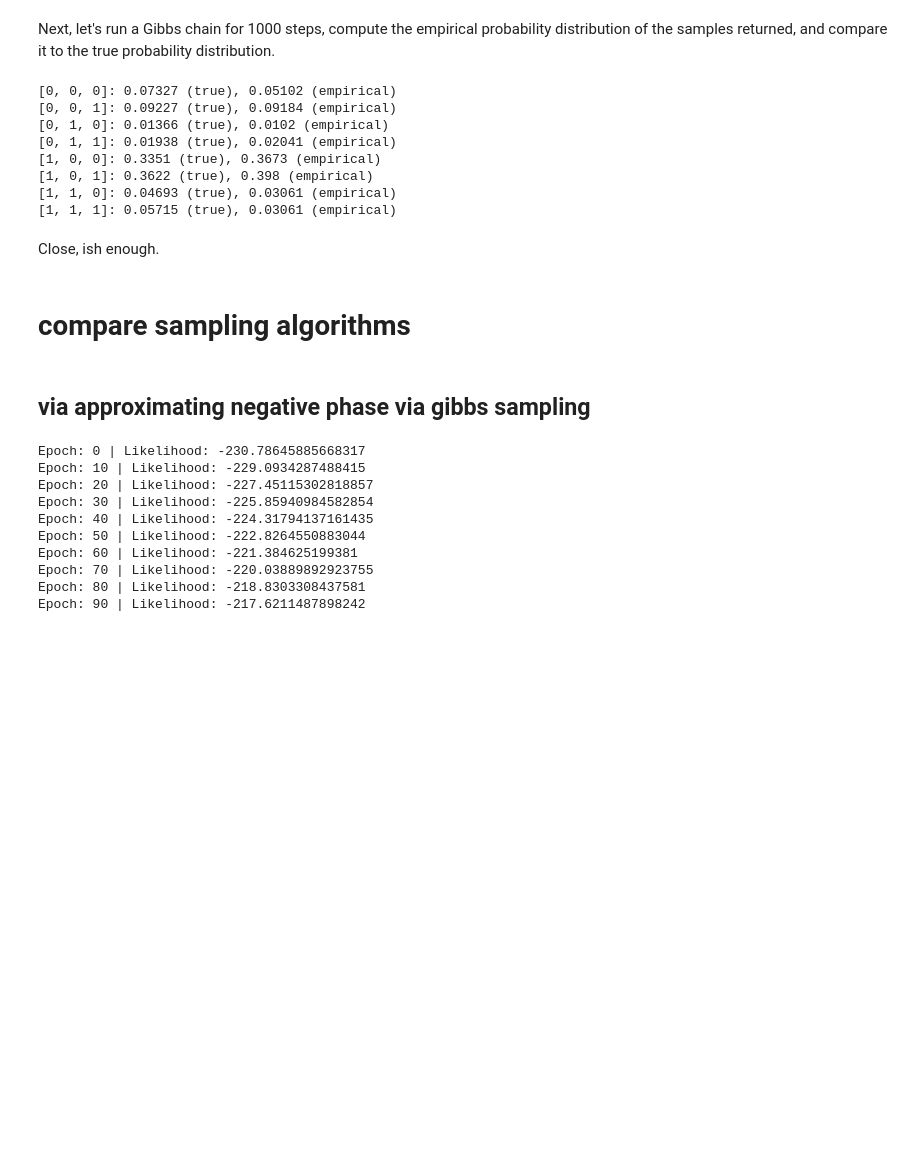
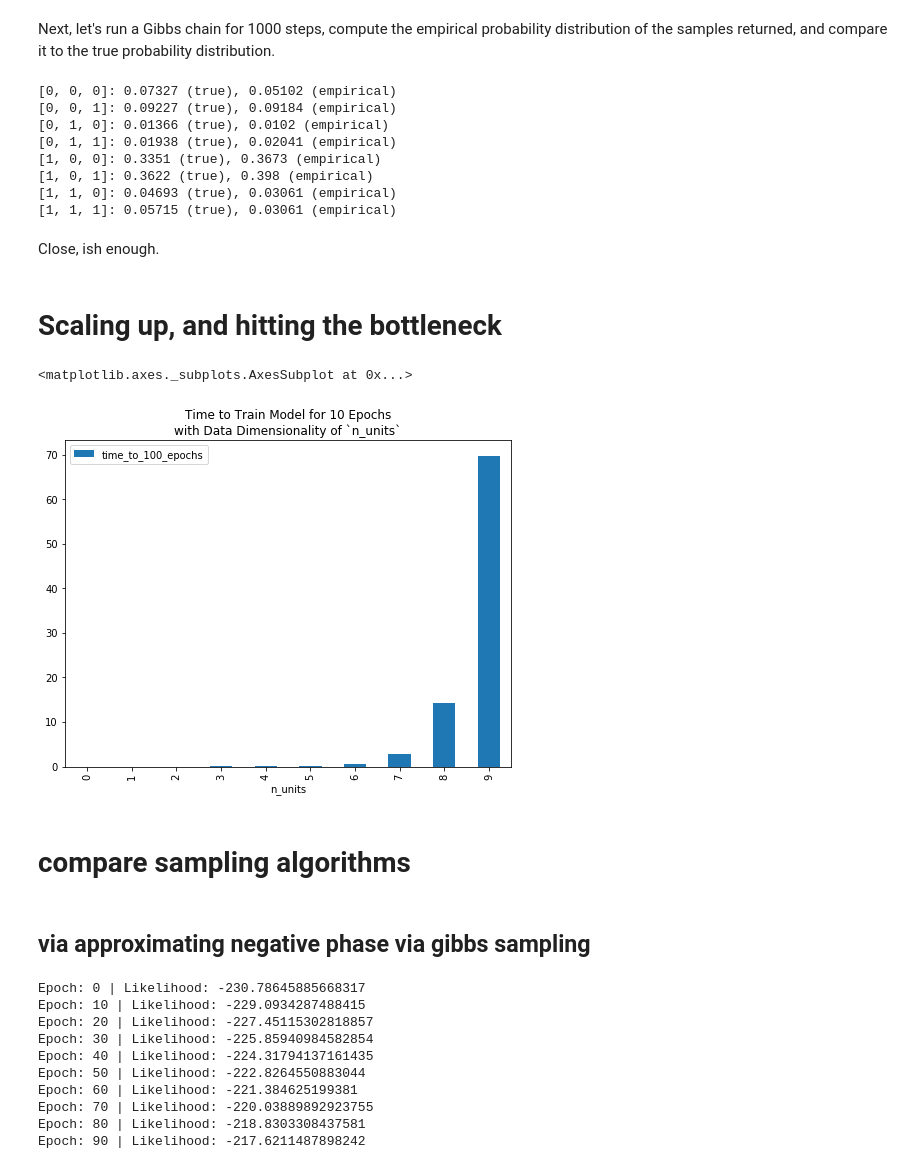
Before and after one commit to cavaunpeu/boltzmann-machines, a Jupyter notebook: boltzmann-machines-part-1.ipynb, the cells around one changed output. Drawn from its saved outputs; the diff is of its cells as text; code cells hidden in the pictures; blank space fills up the shorter version.

Commit message:
clock training for 10 epochs for varying data dimensionalities

```diff
--- a/boltzmann-machines-part-1.ipynb
+++ b/boltzmann-machines-part-1.ipynb
@@ -317,7 +317,7 @@ def reset_data_and_parameters(n_units=3, n_obs=100, p=[.8, .1, .5]):
     np.random.seed(seed)
 
     # initialize data
-    data = np.random.binomial(n=1, p=[.8, .1, .5], size=(100, n_units))
+    data = np.random.binomial(n=1, p=p, size=(100, n_units))
 
     # initialize parameters
     biases = np.random.randn(n_units)
@@ -575,6 +575,28 @@ for config, likelihood in distribution:
 [1, 1, 1]: 0.05715 (true), 0.03061 (empirical)
 # %% [markdown]
 Close, ish enough.
+# %% [markdown]
+# Scaling up, and hitting the bottleneck
+# %%
+results = []
+
+for n_units in range(10):
+    p = np.random.uniform(size=n_units)
+    weights, biases, var_combinations, all_configs, data = reset_data_and_parameters(n_units=n_units, p=p)
+    start = time()
+    for i in range(10):
+        weights, biases = update_parameters_with_true_negative_phase(weights, biases, var_combinations, all_configs, data, alpha=1)
+    elapsed = time() - start
+
+    results.append( {'n_units': n_units, 'time_to_100_epochs': elapsed})
+
+
+results_df = pd.DataFrame(results)
+title='Time to Train Model for 10 Epochs\nwith Data Dimensionality of `n_units`'
+results_df.plot(x='n_units', kind='bar', figsize=(8, 6), title=title)
+# %% [output]
+<matplotlib.axes._subplots.AxesSubplot at 0x...>
+[figure, added]
 # %% [markdown]
 # compare sampling algorithms
 # %%
```
Also changed, not shown: parts of 2 cells of this notebook.
